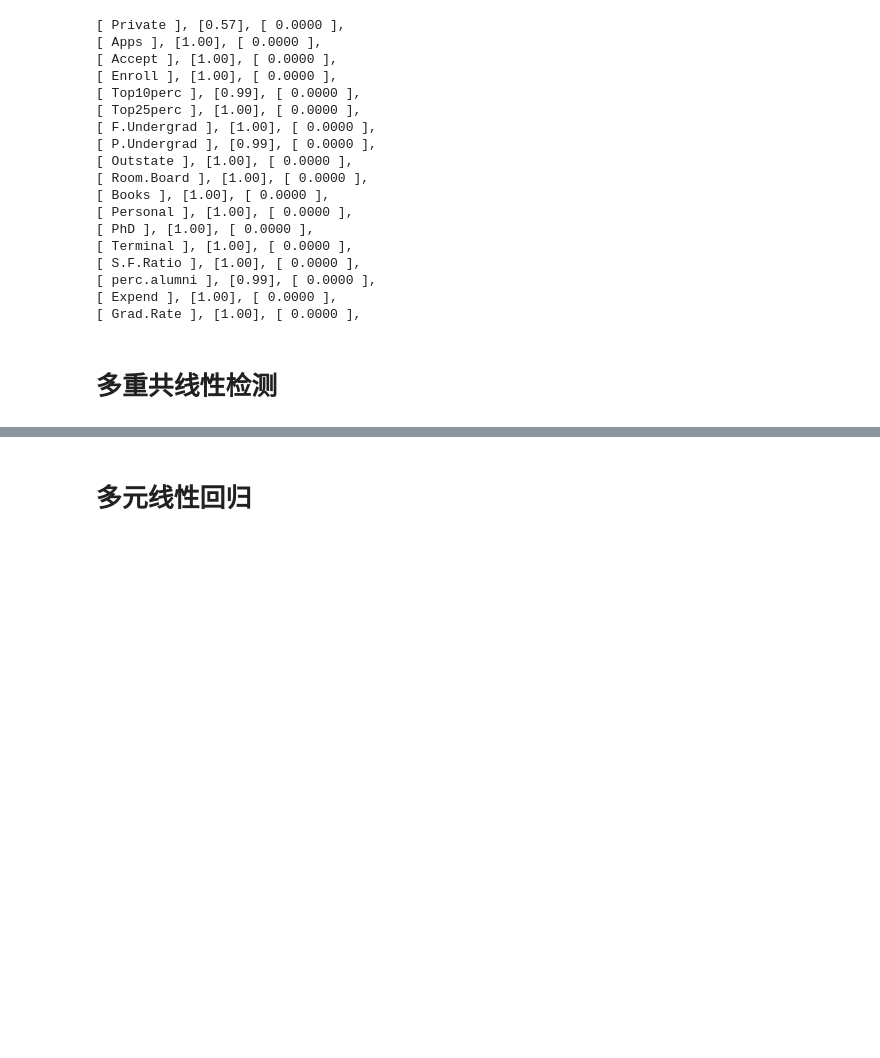
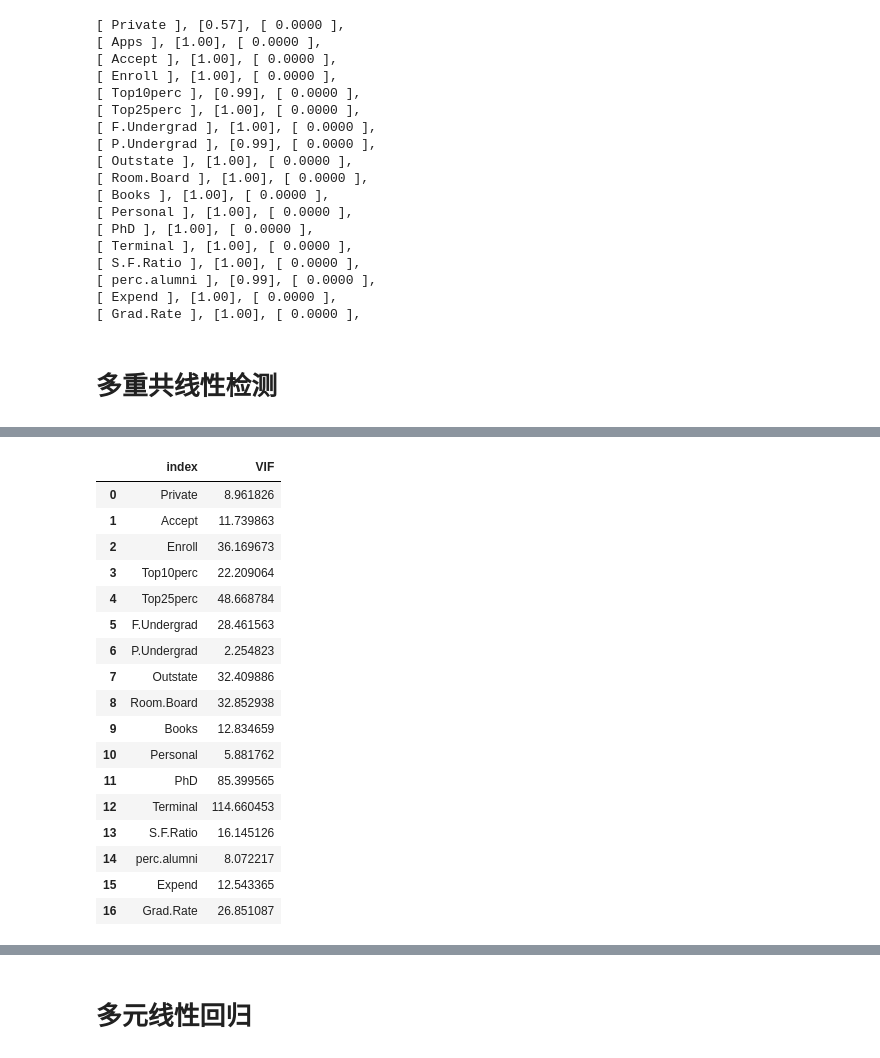
Before and after one commit to hrjtju/way_to_math, a Jupyter notebook: 3_Learn/2_Lectures/0_MachineLearning/1_Midterm_homework/2_code/playground.ipynb, the cells around one changed output, grey strips where cells are left out. Cells and saved outputs as stored; diff of their text form; code cells hidden in the pictures; blank space fills up the shorter version.

```diff
--- a/3_Learn/2_Lectures/0_MachineLearning/1_Midterm_homework/2_code/playground.ipynb
+++ b/3_Learn/2_Lectures/0_MachineLearning/1_Midterm_homework/2_code/playground.ipynb
@@ -356,16 +379,35 @@ for col in college.columns[:-1]:
 # %%
 # perform VIF
 
 from statsmodels.stats.outliers_influence import variance_inflation_factor
 
 def get_vif(df: pd.DataFrame) -> pd.DataFrame:
     vif_ = pd.DataFrame()
     vif_['index'] = df.columns
     vif_['VIF'] = [variance_inflation_factor(df.values,i) for i in range(df.shape[1])]
     return vif_
 
-auto_dataset_dvif = auto_dataset.copy()
-vif = get_vif(auto_dataset_dvif.drop(columns=["mpg"]))
+college_dvif = college.drop(columns=["Apps", "graduate_slot"]).copy(deep=True).astype(float)
+vif = get_vif(college_dvif)
 vif
 
 # one can see that there are in the feature columns there are features have high VIF values
+# %% [output]
+|  | index | VIF |
+| 0 | Private | 8.961826 |
+| 1 | Accept | 11.739863 |
+| 2 | Enroll | 36.169673 |
+| 3 | Top10perc | 22.209064 |
+| 4 | Top25perc | 48.668784 |
+| 5 | F.Undergrad | 28.461563 |
+| 6 | P.Undergrad | 2.254823 |
+| 7 | Outstate | 32.409886 |
+| 8 | Room.Board | 32.852938 |
+| 9 | Books | 12.834659 |
+| 10 | Personal | 5.881762 |
+| 11 | PhD | 85.399565 |
+| 12 | Terminal | 114.660453 |
+| 13 | S.F.Ratio | 16.145126 |
+| 14 | perc.alumni | 8.072217 |
+| 15 | Expend | 12.543365 |
+| 16 | Grad.Rate | 26.851087 |
```
Also changed, not shown: parts of 6 cells of this notebook.
